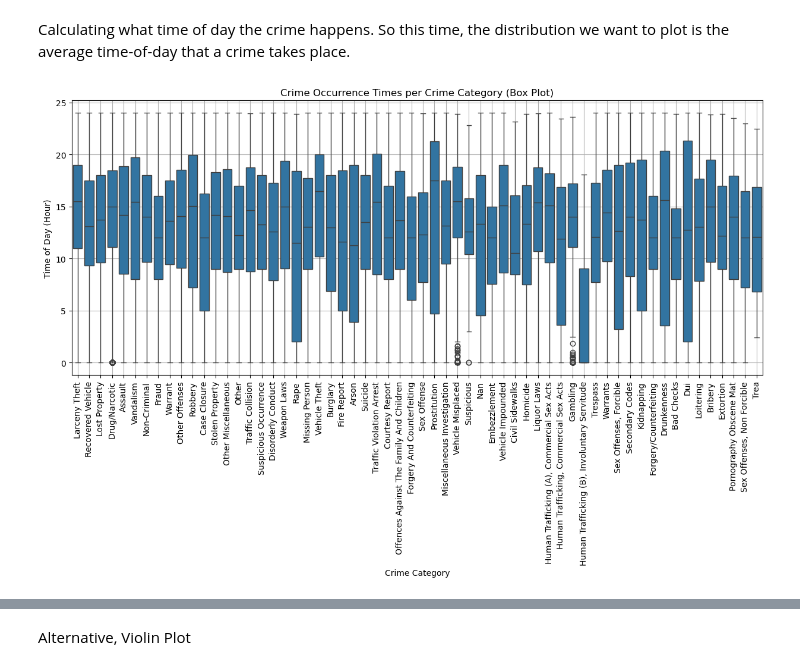
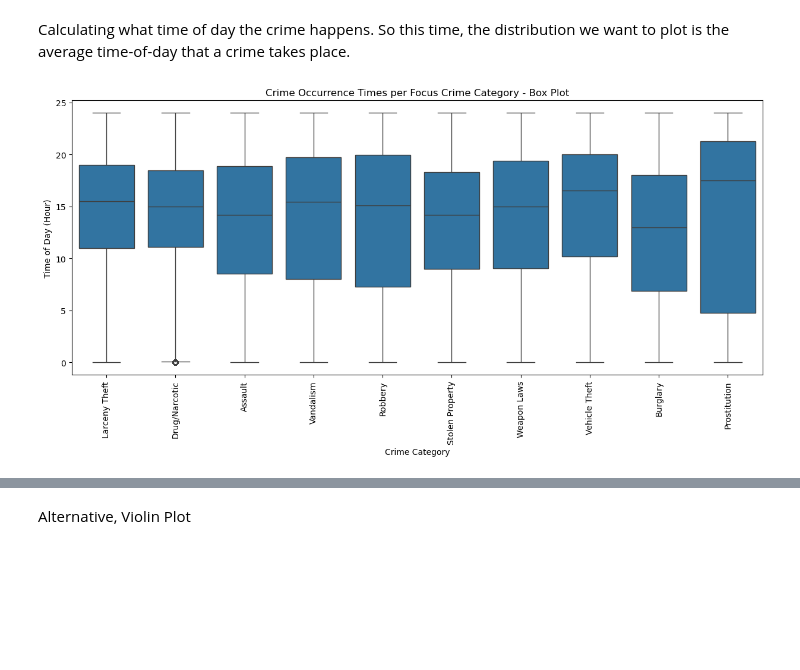
Before and after one commit to ThomasRoennebek/Social_data-analysis_and_visualization, a Jupyter notebook: Assignment 1/Assignment1_Solved.ipynb, the cells around one changed output, grey strips where cells are left out. Saved outputs shown, nothing was run; the diff lists cells and outputs as text; code cells hidden in the pictures; blank space fills up the shorter version.

Commit message:
fixed plots. Now final

```diff
--- a/Assignment 1/Assignment1_Solved.ipynb
+++ b/Assignment 1/Assignment1_Solved.ipynb
@@ -572,24 +577,26 @@ Calculating what time of day the crime happens. So this time, the distribution w
 # %%
 # Remove NaNs
 df_focus = annita_df.dropna(subset=["Incident Time"])
 
 # Convert Time to Decimal Hour (HH.MM format)
 df_focus["Incident Hour Decimal"] = df_focus["Incident Time"].apply(lambda x: x.hour + x.minute / 60)
+
+# Filter only the 10 focus crimes
+df_focus = df_focus[df_focus["Incident Category"].isin(focuscrimes)]
 
 # Display the result
 plt.figure(figsize=(15, 6))
 
 # Box plot of crime occurrence times
 sns.boxplot(data=df_focus, x="Incident Category", y="Incident Hour Decimal")
 
 # Formatting
 plt.xticks(rotation=90)
 plt.xlabel("Crime Category")
 plt.ylabel("Time of Day (Hour)")
-plt.title("Crime Occurrence Times per Crime Category (Box Plot)")
+plt.title("Crime Occurrence Times per Focus Crime Category - Box Plot")
 plt.grid(True)
-
-# Show plot
+plt.grid(False)
 plt.show()
 # %% [output]
-[figure, old version]
+[figure, new version]
```
Also changed, not shown: parts of 13 cells of this notebook.
